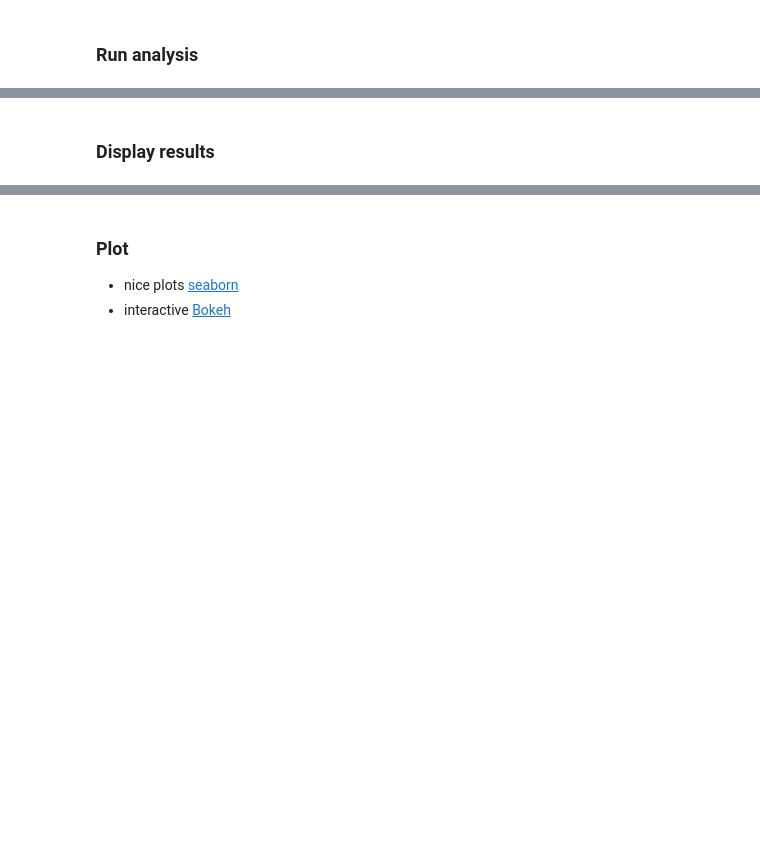
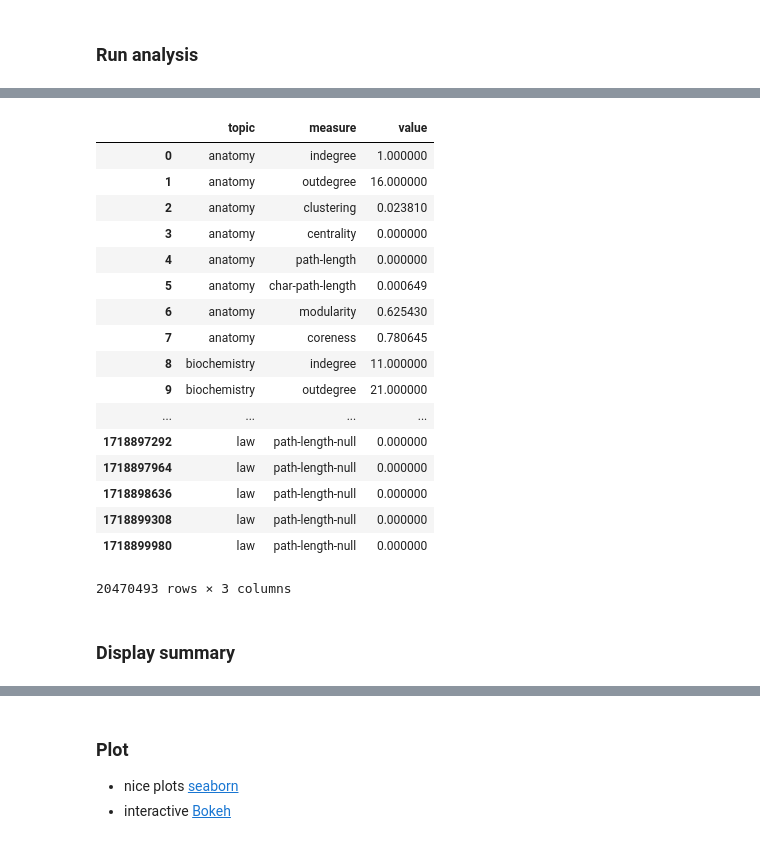
Before and after one commit to harangju/wikinet, a Jupyter notebook: analysis/analyze-network-measures.ipynb, the cells around one changed output, grey strips where cells are left out. Drawn from its saved outputs; the diff is of its cells as text; code cells hidden in the pictures; blank space fills up the shorter version.

```diff
--- a/analysis/analyze-network-measures.ipynb
+++ b/analysis/analyze-network-measures.ipynb
@@ -129,9 +73,0 @@ converting to numpy is row-to-column
-# %%
-metrics = sio.loadmat(path + 'metrics.mat')
-for i in range(len(metrics['topics'][0])):
-    topic = metrics['topics'][0][i][0]
-    stats[topic]['rich club'] = {'values': [x for x in metrics['rich'][0][i][0]
-                                            if not np.isnan(x)]}
-    stats[topic]['modularity'] = {'values': [x[0] for x in metrics['mod'][0][i]]}
-    stats[topic]['controllability'] = {'values': [x[0] for x in metrics['cont'][0][i]]}
-    stats[topic]['observability'] = {'values': [x[0] for x in metrics['obs'][0][i]]}
@@ -143,0 +163,27 @@ for topic in stats.keys():
+# %%
+df_expand = df.value.apply(pd.Series)\
+                    .merge(df, left_index=True, right_index=True)\
+                    .drop(['value'], axis=1)\
+                    .melt(id_vars=['topic','measure'])\
+                    .drop('variable', axis=1)\
+                    .dropna()
+df_expand
+# %% [output]
+|  | topic | measure | value |
+| 0 | anatomy | indegree | 1.000000 |
+| 1 | anatomy | outdegree | 16.000000 |
+| 2 | anatomy | clustering | 0.023810 |
+| 3 | anatomy | centrality | 0.000000 |
+| 4 | anatomy | path-length | 0.000000 |
+| 5 | anatomy | char-path-length | 0.000649 |
+| 6 | anatomy | modularity | 0.625430 |
+| 7 | anatomy | coreness | 0.780645 |
+| 8 | biochemistry | indegree | 11.000000 |
+| 9 | biochemistry | outdegree | 21.000000 |
+| ... | ... | ... | ... |
+| 1718897292 | law | path-length-null | 0.000000 |
+| 1718897964 | law | path-length-null | 0.000000 |
+| 1718898636 | law | path-length-null | 0.000000 |
+| 1718899308 | law | path-length-null | 0.000000 |
+| 1718899980 | law | path-length-null | 0.000000 |
+20470493 rows × 3 columns
@@ -144,2 +194,2 @@ for topic in stats.keys():
 # %% [markdown]
-### Display results
+### Display summary
```
Also changed, not shown: parts of 23 cells of this notebook.
